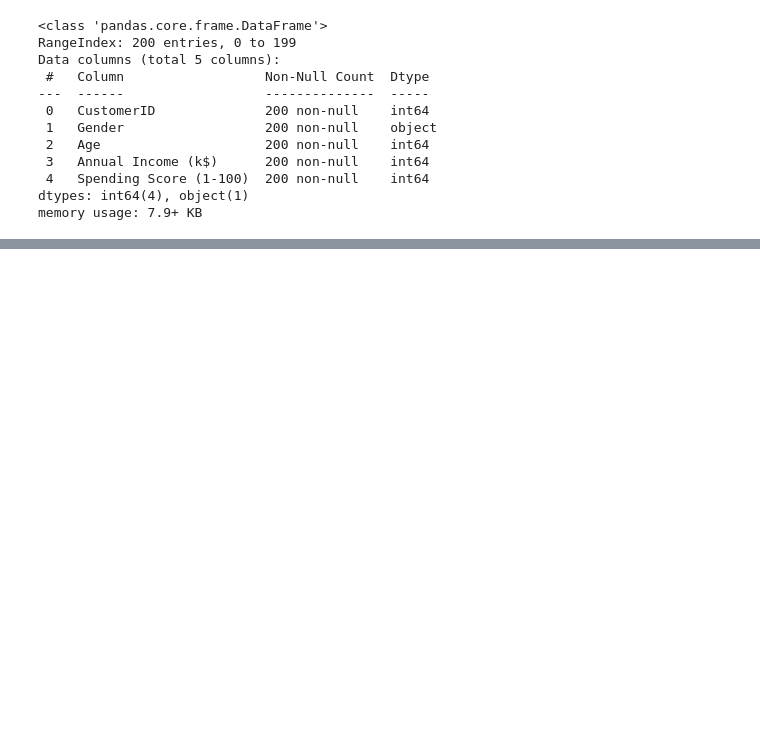
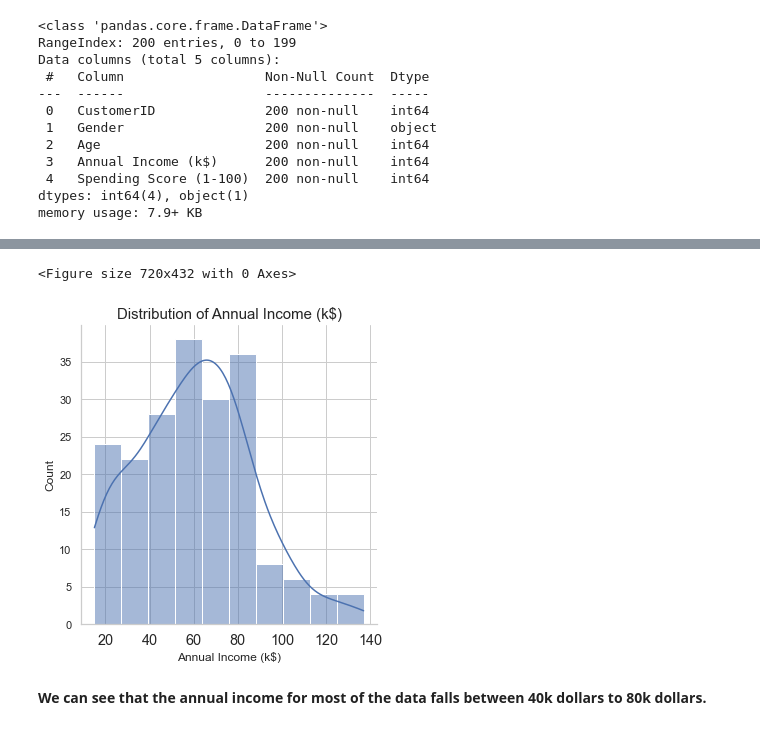
Before and after one commit to ayg15/mall-customer-segmentation, a Jupyter notebook: Mall Customer Segmentation.ipynb, the cells around one changed output, grey strips where cells are left out. Saved outputs shown, nothing was run; the diff lists cells and outputs as text; code cells hidden in the pictures; blank space fills up the shorter version.

```diff
--- a/Mall Customer Segmentation.ipynb
+++ b/Mall Customer Segmentation.ipynb
@@ -49,0 +107,24 @@ customer_df.describe()
+# %%
+plt.figure(figsize=(10, 6))
+
+sns.set(style = 'whitegrid')
+
+sns.displot(data = customer_df['Annual Income (k$)']
+            , height = 5
+            , palette = 'mako'
+            , kind = 'hist'
+            , kde = True)
+
+plt.xticks(fontweight ='light'
+           , fontsize ='large'
+          )
+
+plt.title('Distribution of Annual Income (k$)'
+         , fontsize = 15)
+
+plt.show()
+# %% [output]
+<Figure size 720x432 with 0 Axes>
+[figure, added]
+# %% [markdown]
+**We can see that the annual income for most of the data falls between 40k dollars to 80k dollars.**
```
Also changed, not shown: parts of 10 cells of this notebook.
